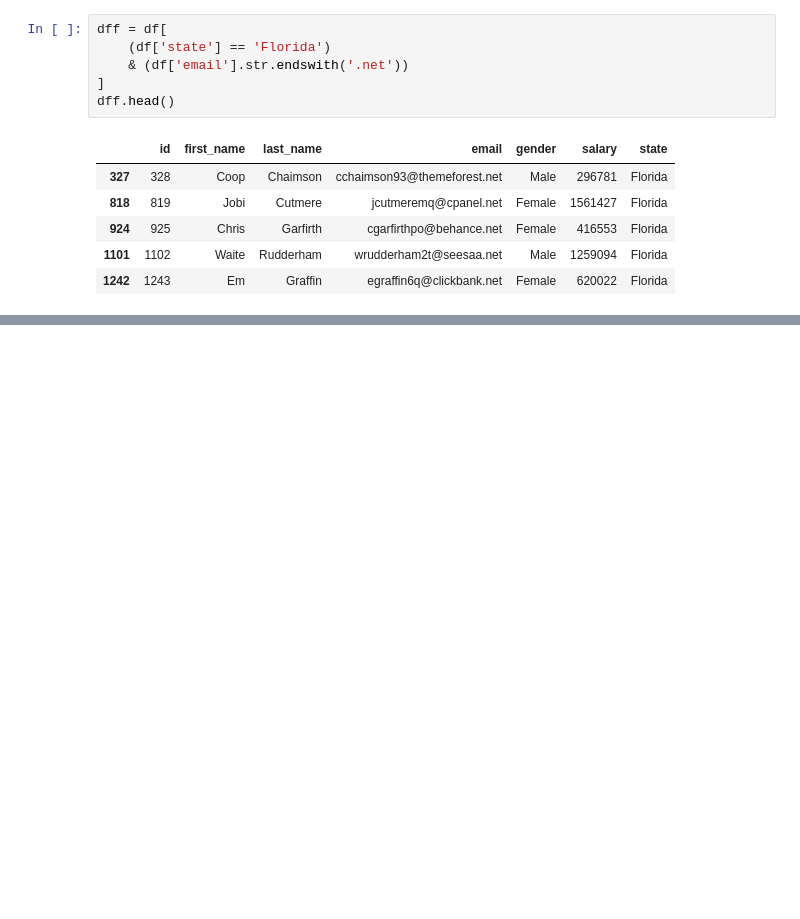
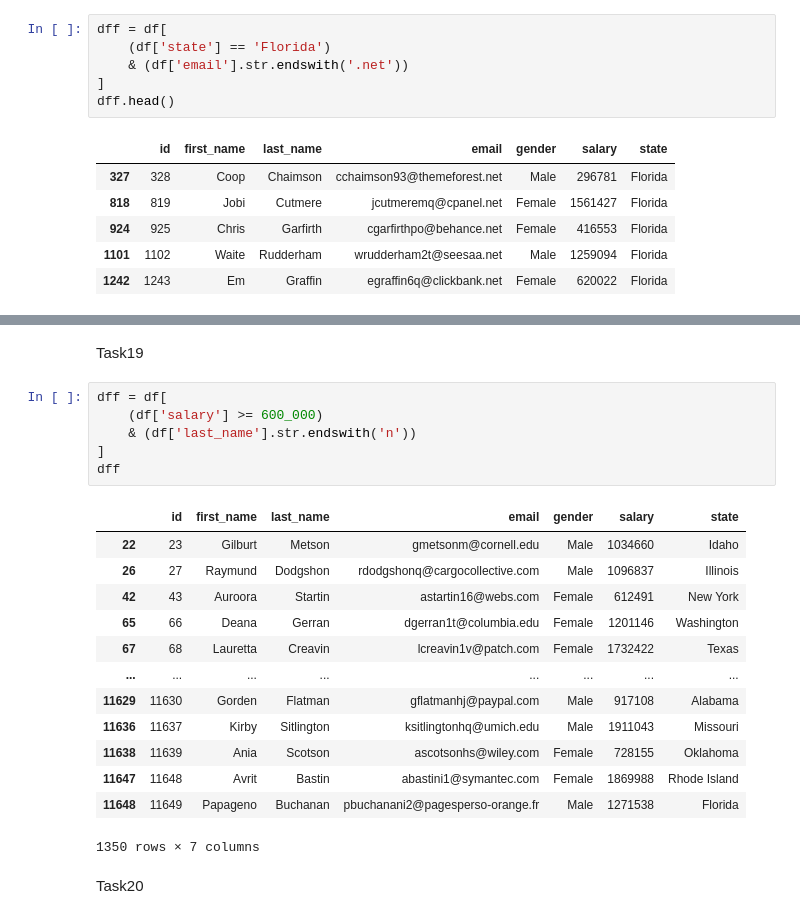
Before and after one commit to java-github-dotcom/py_classes, a Jupyter notebook: class_9/class_9.ipynb, the cells around one changed output, grey strips where cells are left out. Drawn from its saved outputs; the diff is of its cells as text; blank space fills up the shorter version.

```diff
--- a/class_9/class_9.ipynb
+++ b/class_9/class_9.ipynb
@@ -199,0 +304,24 @@ dff.head()
+# %% [markdown]
+Task19
+# %%
+dff = df[
+    (df['salary'] >= 600_000)
+    & (df['last_name'].str.endswith('n'))
+]
+dff
+# %% [output]
+|  | id | first_name | last_name | email | gender | salary | state |
+| 22 | 23 | Gilburt | Metson | gmetsonm@cornell.edu | Male | 1034660 | Idaho |
+| 26 | 27 | Raymund | Dodgshon | rdodgshonq@cargocollective.com | Male | 1096837 | Illinois |
+| 42 | 43 | Auroora | Startin | astartin16@webs.com | Female | 612491 | New York |
+| 65 | 66 | Deana | Gerran | dgerran1t@columbia.edu | Female | 1201146 | Washington |
+| 67 | 68 | Lauretta | Creavin | lcreavin1v@patch.com | Female | 1732422 | Texas |
+| ... | ... | ... | ... | ... | ... | ... | ... |
+| 11629 | 11630 | Gorden | Flatman | gflatmanhj@paypal.com | Male | 917108 | Alabama |
+| 11636 | 11637 | Kirby | Sitlington | ksitlingtonhq@umich.edu | Male | 1911043 | Missouri |
+| 11638 | 11639 | Ania | Scotson | ascotsonhs@wiley.com | Female | 728155 | Oklahoma |
+| 11647 | 11648 | Avrit | Bastin | abastini1@symantec.com | Female | 1869988 | Rhode Island |
+| 11648 | 11649 | Papageno | Buchanan | pbuchanani2@pagesperso-orange.fr | Male | 1271538 | Florida |
+1350 rows × 7 columns
+# %% [markdown]
+Task20
```
Also changed, not shown: parts of 21 cells of this notebook.
